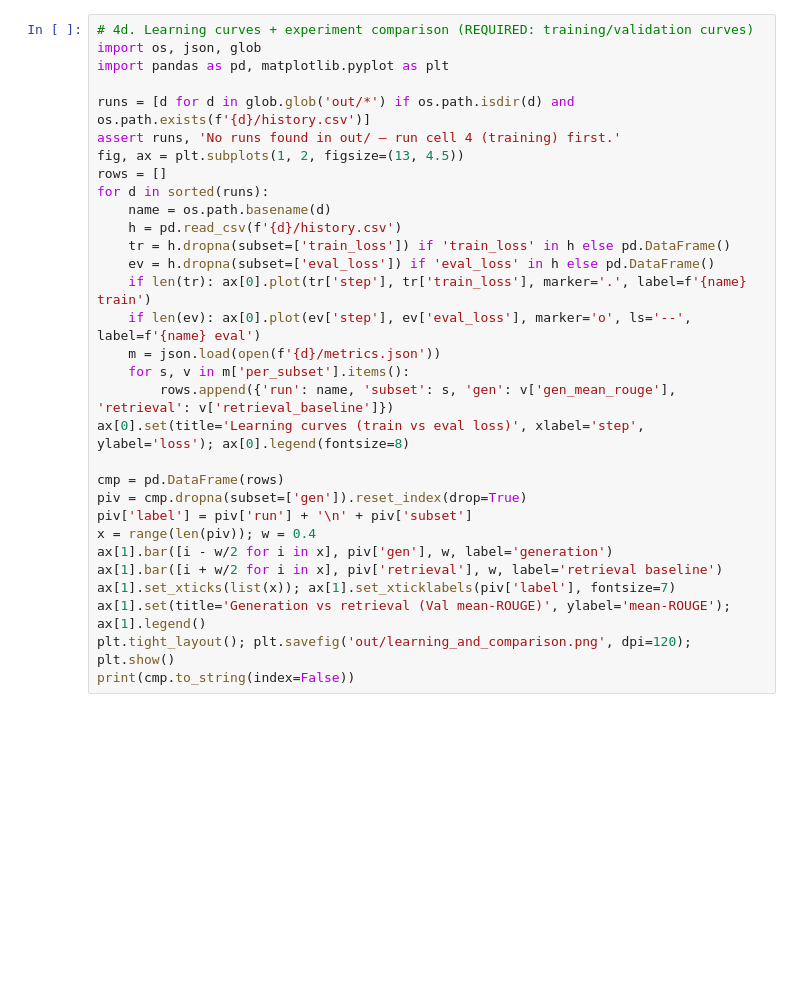
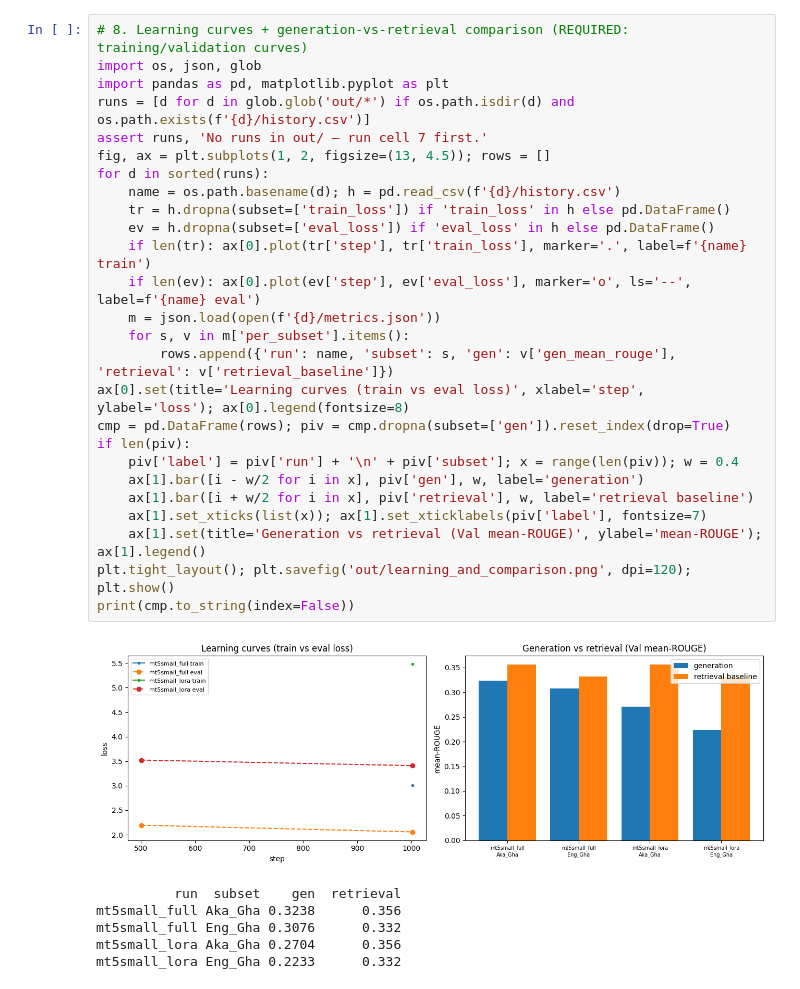
Before and after one commit to Kelvin364/QA_Multilingual_Summative, a Jupyter notebook: notebooks/colab_finetune_ghana.ipynb, the cells around one changed output. Cells and saved outputs as stored; diff of their text form; blank space fills up the shorter version.

```diff
--- a/notebooks/colab_finetune_ghana.ipynb
+++ b/notebooks/colab_finetune_ghana.ipynb
@@ -79,32 +361,34 @@ import os; os.environ['PYTORCH_CUDA_ALLOC_CONF'] = 'expandable_segments:True'
 # %%
-# 4d. Learning curves + experiment comparison (REQUIRED: training/validation curves)
+# 8. Learning curves + generation-vs-retrieval comparison (REQUIRED: training/validation curves)
 import os, json, glob
 import pandas as pd, matplotlib.pyplot as plt
-
 runs = [d for d in glob.glob('out/*') if os.path.isdir(d) and os.path.exists(f'{d}/history.csv')]
-assert runs, 'No runs found in out/ — run cell 4 (training) first.'
-fig, ax = plt.subplots(1, 2, figsize=(13, 4.5))
-rows = []
+assert runs, 'No runs in out/ — run cell 7 first.'
+fig, ax = plt.subplots(1, 2, figsize=(13, 4.5)); rows = []
 for d in sorted(runs):
-    name = os.path.basename(d)
-    h = pd.read_csv(f'{d}/history.csv')
+    name = os.path.basename(d); h = pd.read_csv(f'{d}/history.csv')
     tr = h.dropna(subset=['train_loss']) if 'train_loss' in h else pd.DataFrame()
     ev = h.dropna(subset=['eval_loss']) if 'eval_loss' in h else pd.DataFrame()
     if len(tr): ax[0].plot(tr['step'], tr['train_loss'], marker='.', label=f'{name} train')
     if len(ev): ax[0].plot(ev['step'], ev['eval_loss'], marker='o', ls='--', label=f'{name} eval')
     m = json.load(open(f'{d}/metrics.json'))
     for s, v in m['per_subset'].items():
         rows.append({'run': name, 'subset': s, 'gen': v['gen_mean_rouge'], 'retrieval': v['retrieval_baseline']})
 ax[0].set(title='Learning curves (train vs eval loss)', xlabel='step', ylabel='loss'); ax[0].legend(fontsize=8)
-
-cmp = pd.DataFrame(rows)
-piv = cmp.dropna(subset=['gen']).reset_index(drop=True)
-piv['label'] = piv['run'] + '\n' + piv['subset']
-x = range(len(piv)); w = 0.4
-ax[1].bar([i - w/2 for i in x], piv['gen'], w, label='generation')
-ax[1].bar([i + w/2 for i in x], piv['retrieval'], w, label='retrieval baseline')
-ax[1].set_xticks(list(x)); ax[1].set_xticklabels(piv['label'], fontsize=7)
-ax[1].set(title='Generation vs retrieval (Val mean-ROUGE)', ylabel='mean-ROUGE'); ax[1].legend()
+cmp = pd.DataFrame(rows); piv = cmp.dropna(subset=['gen']).reset_index(drop=True)
+if len(piv):
+    piv['label'] = piv['run'] + '\n' + piv['subset']; x = range(len(piv)); w = 0.4
+    ax[1].bar([i - w/2 for i in x], piv['gen'], w, label='generation')
+    ax[1].bar([i + w/2 for i in x], piv['retrieval'], w, label='retrieval baseline')
+    ax[1].set_xticks(list(x)); ax[1].set_xticklabels(piv['label'], fontsize=7)
+    ax[1].set(title='Generation vs retrieval (Val mean-ROUGE)', ylabel='mean-ROUGE'); ax[1].legend()
 plt.tight_layout(); plt.savefig('out/learning_and_comparison.png', dpi=120); plt.show()
 print(cmp.to_string(index=False))
+# %% [output]
+[figure, added]
+          run  subset    gen  retrieval
+mt5small_full Aka_Gha 0.3238      0.356
+mt5small_full Eng_Gha 0.3076      0.332
+mt5small_lora Aka_Gha 0.2704      0.356
+mt5small_lora Eng_Gha 0.2233      0.332
 # %%
```
Also changed, not shown: parts of 16 cells of this notebook, 1 other file.
